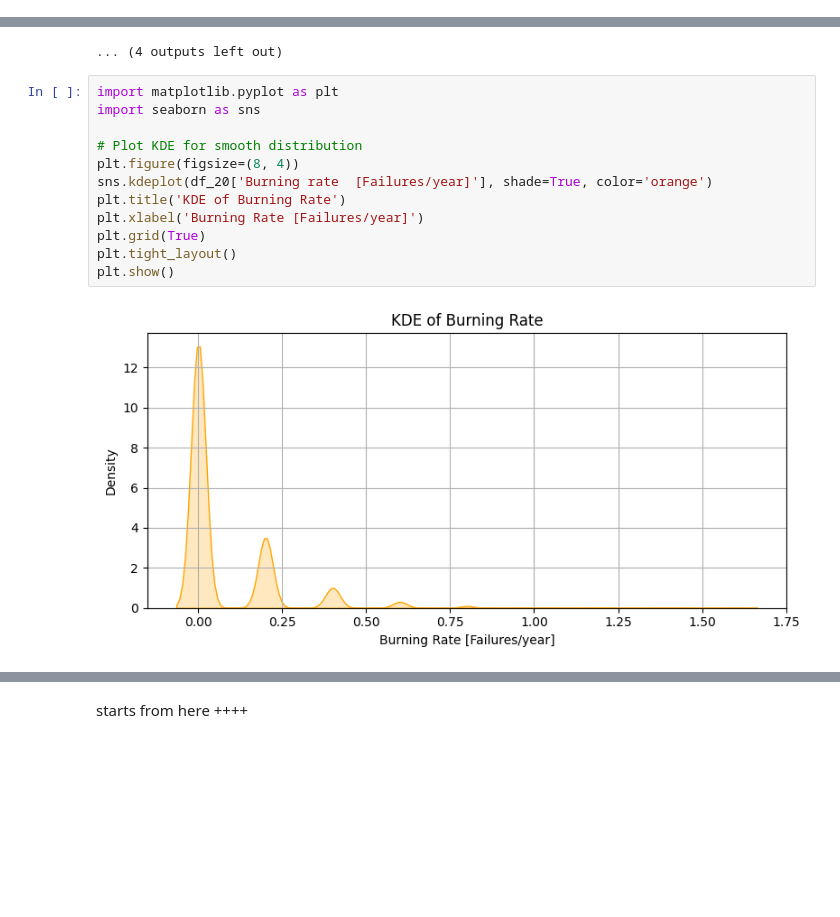
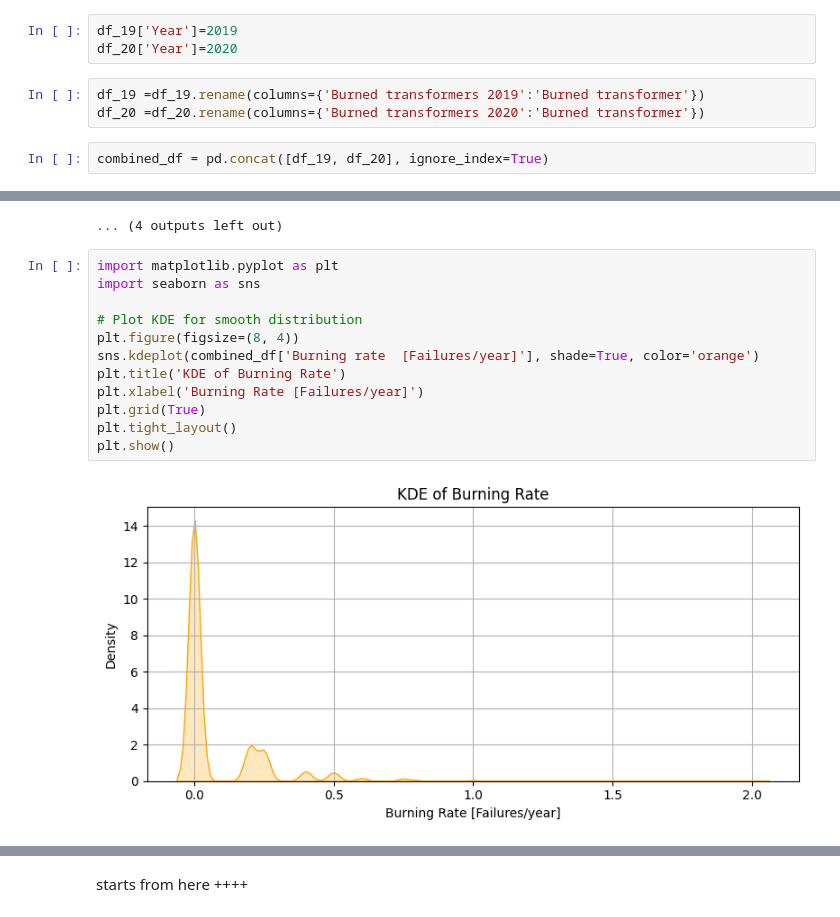
Before and after one commit to pawankalyan22k/Predictive-maintanance-of-Distribution-Transformers-, a Jupyter notebook: Predictive_Maintainance_of_Transformers.ipynb, the cells around one changed output, grey strips where cells are left out. Drawn from its saved outputs; the diff is of its cells as text; blank space fills up the shorter version.

```diff
--- a/Predictive_Maintainance_of_Transformers.ipynb
+++ b/Predictive_Maintainance_of_Transformers.ipynb
@@ -154,0 +184,8 @@ memory usage: 1.9+ MB
+# %%
+df_19['Year']=2019
+df_20['Year']=2020
+# %%
+df_19 =df_19.rename(columns={'Burned transformers 2019':'Burned transformer'})
+df_20 =df_20.rename(columns={'Burned transformers 2020':'Burned transformer'})
+# %%
+combined_df = pd.concat([df_19, df_20], ignore_index=True)
@@ -233,17 +286,17 @@ univariate_plots(df_20)
 # %%
 import matplotlib.pyplot as plt
 import seaborn as sns
 
 # Plot KDE for smooth distribution
 plt.figure(figsize=(8, 4))
-sns.kdeplot(df_20['Burning rate  [Failures/year]'], shade=True, color='orange')
+sns.kdeplot(combined_df['Burning rate  [Failures/year]'], shade=True, color='orange')
 plt.title('KDE of Burning Rate')
 plt.xlabel('Burning Rate [Failures/year]')
 plt.grid(True)
 plt.tight_layout()
 plt.show()
 # %% [output]
-[figure, old version]
+[figure, new version]
 # %%
 import matplotlib.pyplot as plt
 import seaborn as sns
```
Also changed, not shown: parts of 55 cells of this notebook.
